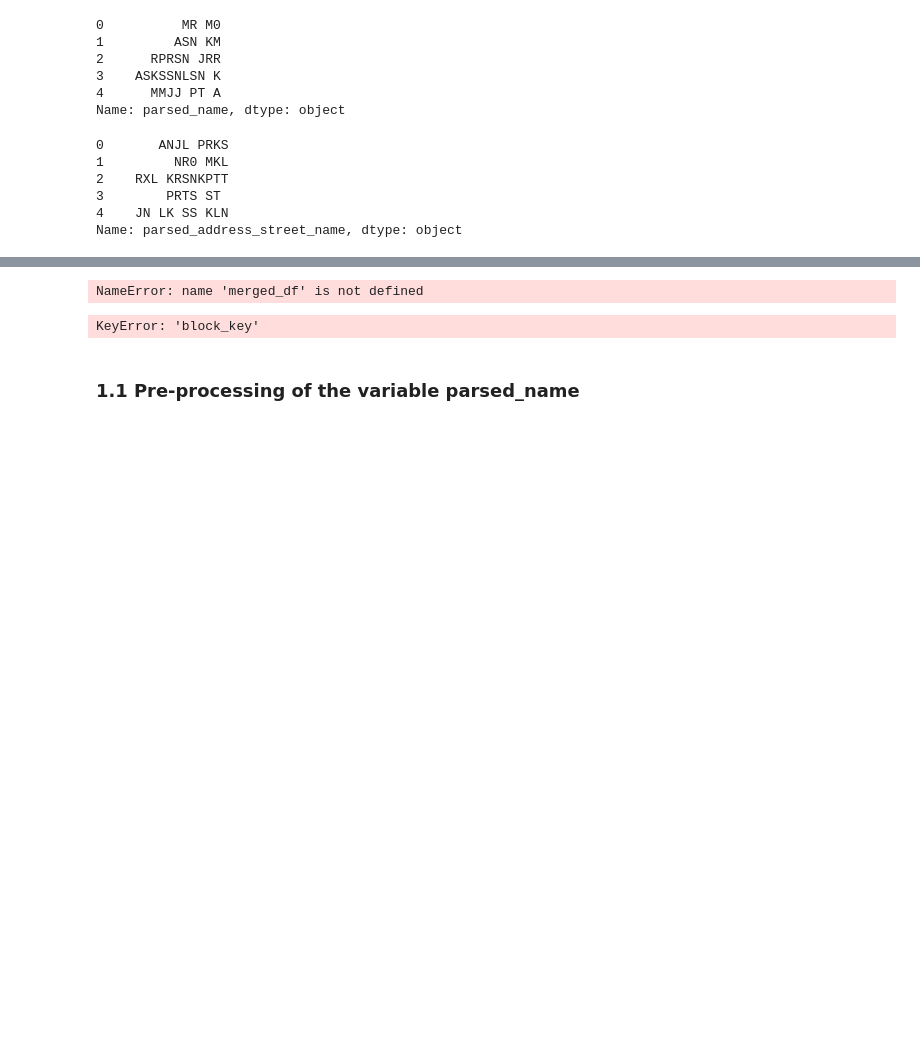
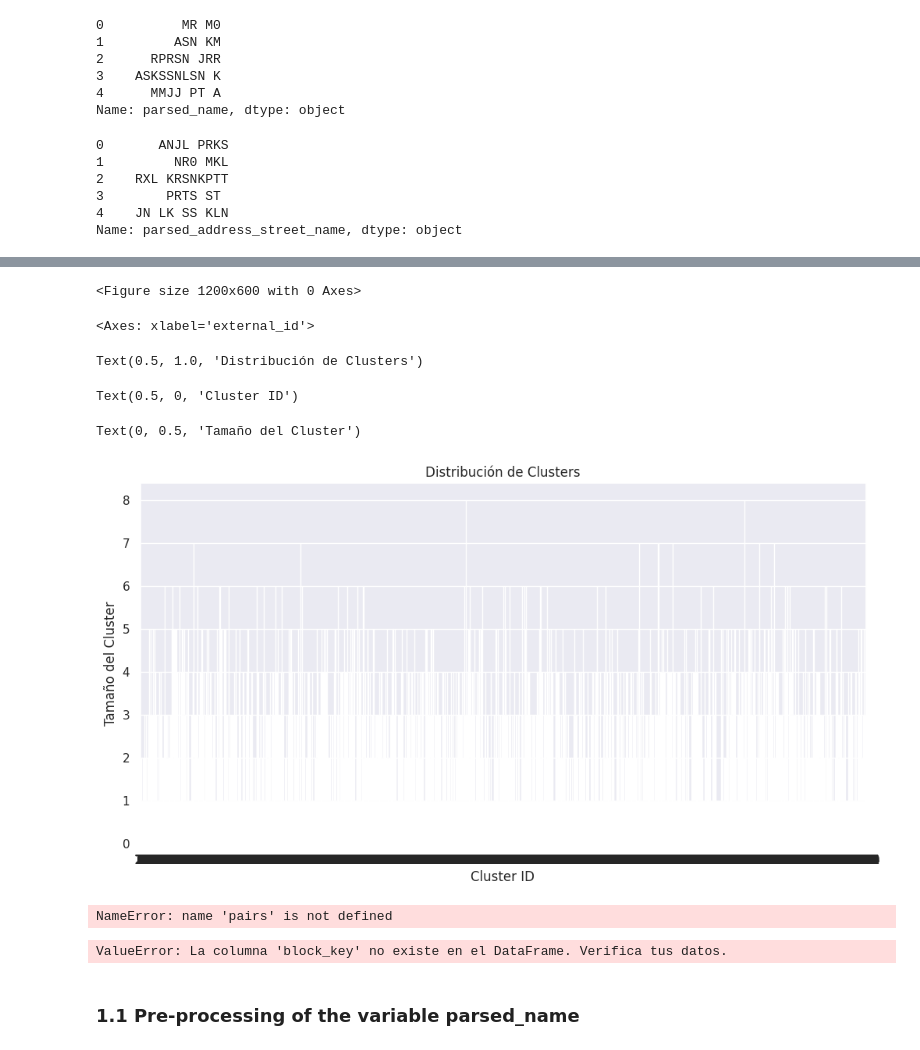
Before and after one commit to Stargix/UBS-LauzHack, a Jupyter notebook: main sergi.ipynb, the cells around one changed output, grey strips where cells are left out. Drawn from its saved outputs; the diff is of its cells as text; code cells hidden in the pictures; blank space fills up the shorter version.

Commit message:
clusters

```diff
--- a/main sergi.ipynb
+++ b/main sergi.ipynb
@@ -147,3 +147,35 @@ merged_df.to_csv('merged_data_cleaned.csv', index=False)
 3        PRTS ST
 4    JN LK SS KLN
 Name: parsed_address_street_name, dtype: object
+# %%
+from sklearn.metrics.pairwise import cosine_similarity
+from sklearn.feature_extraction.text import TfidfVectorizer
+from scipy.spatial.distance import pdist, squareform
+
+def calculate_similarity(df, column):
+    vectorizer = TfidfVectorizer()
+    tfidf_matrix = vectorizer.fit_transform(df[column].fillna(''))
+    cosine_sim = cosine_similarity(tfidf_matrix)
+    return pd.DataFrame(cosine_sim, index=df.index, columns=df.index)
+
+# Similaridad en nombres y direcciones
+name_similarity = calculate_similarity(merged_df, 'parsed_name')
+address_similarity = calculate_similarity(merged_df, 'parsed_address_street_name')
+# %%
+def create_block_key(value, prefix_length=5):
+    if pd.isna(value):  # Maneja valores faltantes
+        return 'MISSING'
+    return value[:prefix_length].lower()
+
+# Aplica el bloqueo en la columna deseada
+merged_df['block'] = merged_df['parsed_name'].apply(create_block_key, prefix_length=3)
+
+def create_combined_block(row):
+    # Combina prefijos de varias columnas
+    name_key = create_block_key(row['parsed_name'], prefix_length=3)
+    address_key = create_block_key(row['parsed_address_street_name'], prefix_length=3)
+    return f"{name_key}_{address_key}"
+
+merged_df['block'] = merged_df.apply(create_combined_block, axis=1)
+
+blocks = merged_df.groupby('block')
@@ -150,3 +329,20 @@ Name: parsed_address_street_name, dtype: object
+# %%
+# Visualizar el tamaño de cada cluster
+cluster_sizes = final_df['external_id'].value_counts()
+
+plt.figure(figsize=(12, 6))
+sns.barplot(x=cluster_sizes.index, y=cluster_sizes.values)
+plt.title('Distribución de Clusters')
+plt.xlabel('Cluster ID')
+plt.ylabel('Tamaño del Cluster')
+plt.show()
+# %% [output]
+<Figure size 1200x600 with 0 Axes>
+<Axes: xlabel='external_id'>
+Text(0.5, 1.0, 'Distribución de Clusters')
+Text(0.5, 0, 'Cluster ID')
+Text(0, 0.5, 'Tamaño del Cluster')
+[figure, added]
 # %%
 import jellyfish  # Para similitudes como Jaro-Winkler
 from fuzzywuzzy import fuzz  # Para similitudes adicionales, si necesario
@@ -189,27 +385,40 @@ def calculate_similarities(df, pairs):
     return similarities
 
 # Calcular las similitudes para los pares generados
-similarities = calculate_similaristies(merged_df, pairs)
+similarities = calculate_similarities(merged_df, pairs)
 
 # Mostrar algunas de las similitudes calculadas
 similarities[:10]  # Primeros 10 resultados
 # %% [output]
-NameError: name 'merged_df' is not defined
+NameError: name 'pairs' is not defined
 # %%
 from itertools import combinations
+
+# Verificar si la columna block_key existe
+if 'block_key' not in merged_df.columns:
+    raise ValueError("La columna 'block_key' no existe en el DataFrame. Verifica tus datos.")
+
+# Asegurarse de que no haya valores nulos en block_key
+if merged_df['block_key'].isnull().any():
+    raise ValueError("La columna 'block_key' contiene valores nulos. Por favor, maneja esos casos.")
 
 # Generar pares de transacciones dentro de cada bloque
 def create_pairs(df, block_column):
     pairs = []
-    for _, block in df.groupby(block_column):
-        block_pairs = list(combinations(block.index, 2))
+    for key, block in df.groupby(block_column):
+        block_pairs = list(combinations(block.index, 2))  # Combinaciones dentro del bloque
         pairs.extend(block_pairs)
     return pairs
 
 # Crear los pares usando el 'block_key' fonético
 pairs = create_pairs(merged_df, 'block_key')
+
+# Mostrar algunos pares para verificar
+print(f"Total de pares generados: {len(pairs)}")
+print("Primeros 10 pares:")
+print(pairs[:10])
 # %% [output]
-KeyError: 'block_key'
+ValueError: La columna 'block_key' no existe en el DataFrame. Verifica tus datos.
 # %% [markdown]
 ### 1.1 Pre-processing of the variable parsed_name
 # %%
```
Also changed, not shown: parts of 2 cells of this notebook.
